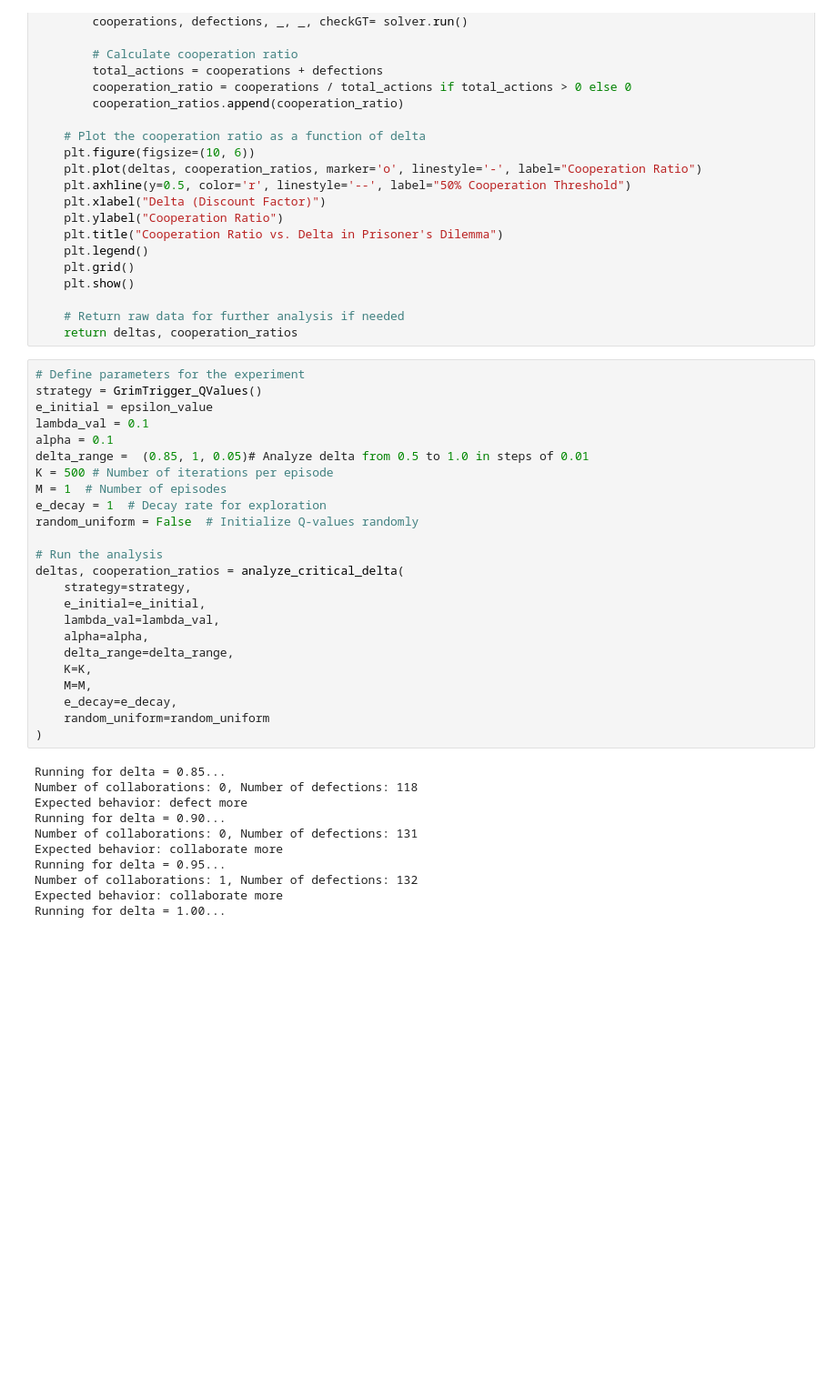
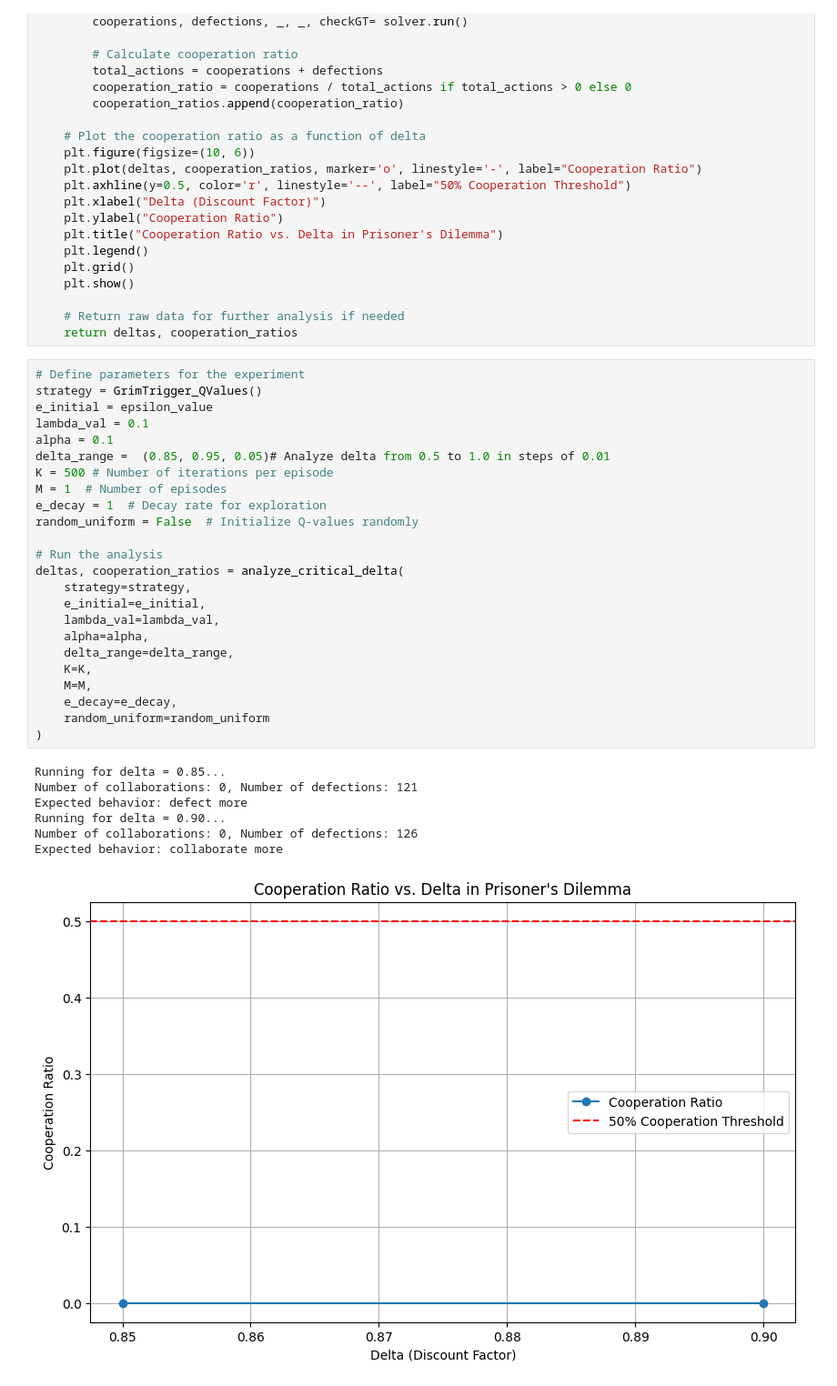
Before and after one commit to AE452/SDES, a Jupyter notebook: debug.ipynb, the cells around one changed output. Shown at 91% size. Drawn from its saved outputs; the diff is of its cells as text; blank space fills up the shorter version.

```diff
--- a/debug.ipynb
+++ b/debug.ipynb
@@ -196,35 +175,32 @@ def analyze_critical_delta(strategy, e_initial, lambda_val, alpha, delta_range,
 # %%
 # Define parameters for the experiment
 strategy = GrimTrigger_QValues()
 e_initial = epsilon_value
 lambda_val = 0.1
 alpha = 0.1
-delta_range =  (0.85, 1, 0.05)# Analyze delta from 0.5 to 1.0 in steps of 0.01
+delta_range =  (0.85, 0.95, 0.05)# Analyze delta from 0.5 to 1.0 in steps of 0.01
 K = 500 # Number of iterations per episode
 M = 1  # Number of episodes
 e_decay = 1  # Decay rate for exploration
 random_uniform = False  # Initialize Q-values randomly
 
 # Run the analysis
 deltas, cooperation_ratios = analyze_critical_delta(
     strategy=strategy,
     e_initial=e_initial,
     lambda_val=lambda_val,
     alpha=alpha,
     delta_range=delta_range,
     K=K,
     M=M,
     e_decay=e_decay,
     random_uniform=random_uniform
 )
 # %% [output]
 Running for delta = 0.85...
-Number of collaborations: 0, Number of defections: 118
+Number of collaborations: 0, Number of defections: 121
 Expected behavior: defect more
 Running for delta = 0.90...
-Number of collaborations: 0, Number of defections: 131
+Number of collaborations: 0, Number of defections: 126
 Expected behavior: collaborate more
-Running for delta = 0.95...
-Number of collaborations: 1, Number of defections: 132
-Expected behavior: collaborate more
-Running for delta = 1.00...
+[figure, added]
```
Also changed, not shown: parts of 7 cells of this notebook.
